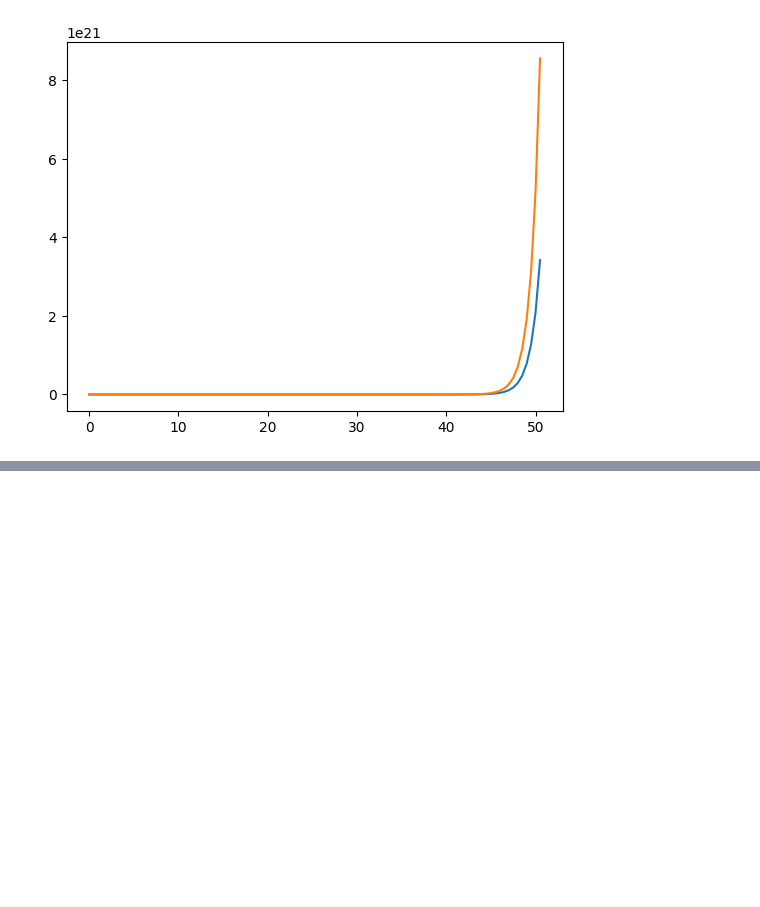
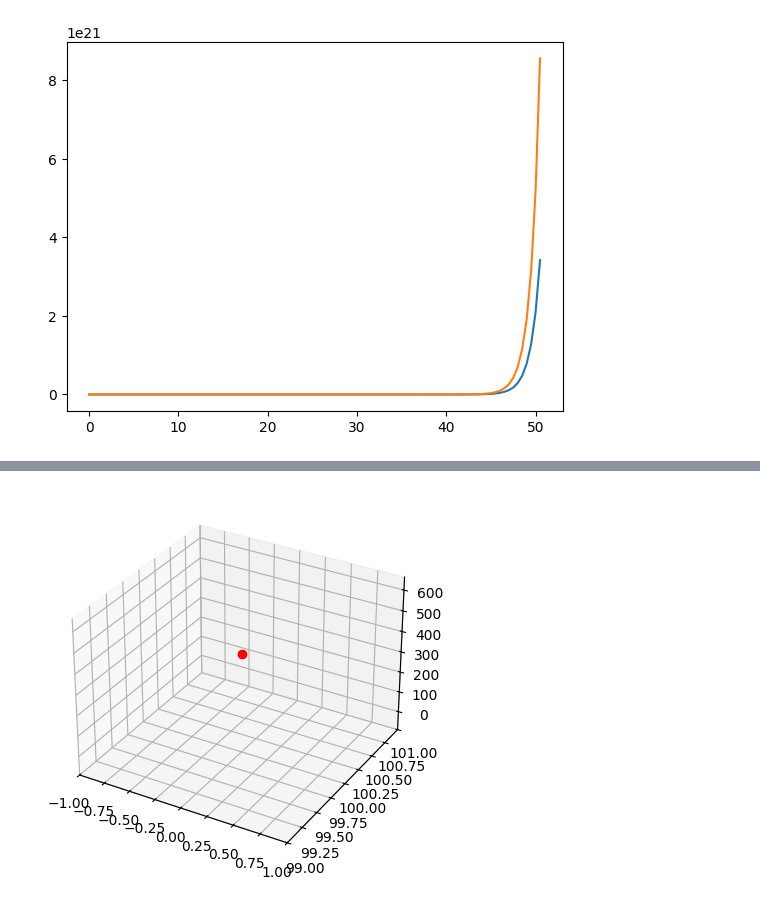
Before and after one commit to jvlad1979/cmsc661-dev, a Jupyter notebook: test.ipynb, the cells around one changed output, grey strips where cells are left out. Cells and saved outputs as stored; diff of their text form; code cells hidden in the pictures; blank space fills up the shorter version.

```diff
--- a/test.ipynb
+++ b/test.ipynb
@@ -97,3 +97,93 @@ plt.plot(t,np.exp(t))
 [1.0, 1.5, 2.4375, 3.984375, 6.515625, 10.6552734375, 17.425048828125, 28.4959716796875, 46.60075378417969, 76.20832443237305, 124.62692642211914, 203.80806040763855, 333.2965570092201, 545.0549634397 ...
 [<matplotlib.lines.Line2D at 0x...>]
 [figure]
+# %%
+import numpy as np
+import matplotlib.pyplot as plt
+from mpl_toolkits.mplot3d import Axes3D
+from matplotlib.animation import FuncAnimation
+import copy
+
+class RigidBody:
+    def __init__(self, mass, position, velocity, acceleration):
+        self.mass = mass
+        self.position = np.array(position)
+        self.velocity = np.array(velocity)
+        self.acceleration = np.array(acceleration)
+        self._history = []
+    def kinetic_energy(self):
+        return 0.5 * self.mass * (self.velocity ** 2)
+    def update(self):
+        # print(self.position)
+        self._history.append(copy.deepcopy(self.position))
+        self.position += self.velocity
+        self.velocity += self.acceleration
+
+
+
+
+
+class World:
+    def __init__(self, tick_rate=60.0):
+        self.bodies = []
+        self.tick_rate = tick_rate
+        self._history = []
+    def add_body(self, body):
+        self.bodies.append(body)
+    def update(self):
+        for body in self.bodies:
+            body.update()
+            if body.position[2] < 0:
+                body.velocity[2] = -.9*body.velocity[2]
+    def run(self, time = 1.0):
+        t = 0.0
+        while t < time:
+            self.update()
+            t += 1.0 / self.tick_rate
+    def plot(self):
+        # Convert positions to a numpy array for easier indexing
+        # positions = np.array(self.positions)
+        # positions = np.array([body.position for body in self.bodies])
+        # print(self.bodies[0]._history)
+        positions = np.array(self.bodies[0]._history)
+
+        # Create a figure and a 3D axis
+        fig = plt.figure()
+        ax = fig.add_subplot(111, projection='3d')
+
+        # Set the limits of the axes
+        ax.set_xlim(np.min(positions[:, 0]) - 1, np.max(positions[:, 0]) + 1)
+        ax.set_ylim(np.min(positions[:, 1]) - 1, np.max(positions[:, 1]) + 1)
+        ax.set_zlim(np.min(positions[:, 2]) - 1, np.max(positions[:, 2]) + 1)
+
+        # Initialize a point for the rigid body
+        point, = ax.plot([positions[0,0]], [positions[0,1]], [positions[0,2]], 'ro')  # 'ro' means red color, circle marker
+
+        # Initialize the scatter plot
+        def init():
+            point.set_data([positions[0,0]], [positions[0,1]],)
+            point.set_3d_properties( [positions[0,2]])
+            return point,
+
+        # Update function for animation
+        def update(frame):
+            point.set_data([positions[frame, 0]], [positions[frame, 1]], )
+            point.set_3d_properties(positions[frame, 2])
+            return point,
+
+        # Create an animation
+        print(len(positions))
+        ani = FuncAnimation(fig, update, frames=len(positions), init_func=init, interval=1/(.1*self.tick_rate))
+        ani.save("movie.mp4")
+        # # Show the plot
+        # plt.show()
+
+
+
+world = World(tick_rate=30)
+rb1 = RigidBody(1.0, (0.0, 100.0, 100.0), (0.0, 0.0, 100.0), (0.0, 0.0, -9.8))
+world.add_body(rb1)
+world.run(100.0)
+world.plot()
+# world.bodies[0]._history
+# %% [output]
@@ -99,0 +191 @@ plt.plot(t,np.exp(t))
+[figure, added]
```
Also changed, not shown: parts of 2 cells of this notebook, 10 other files.
